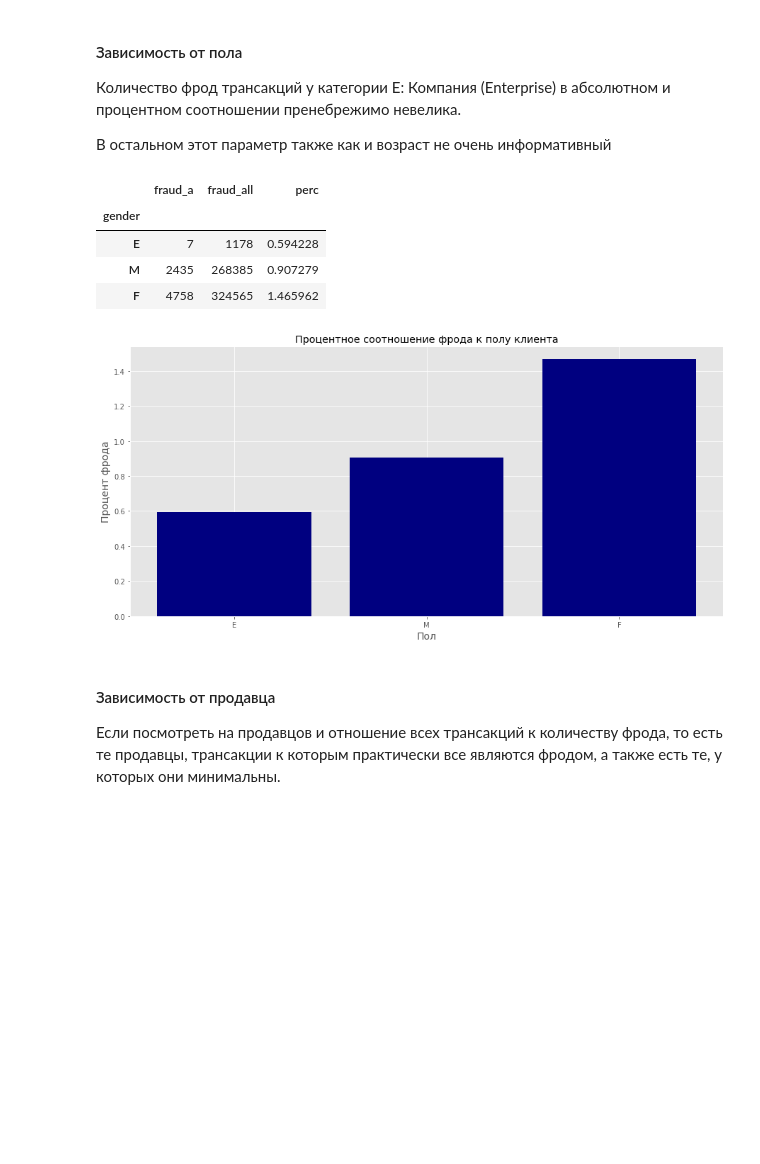
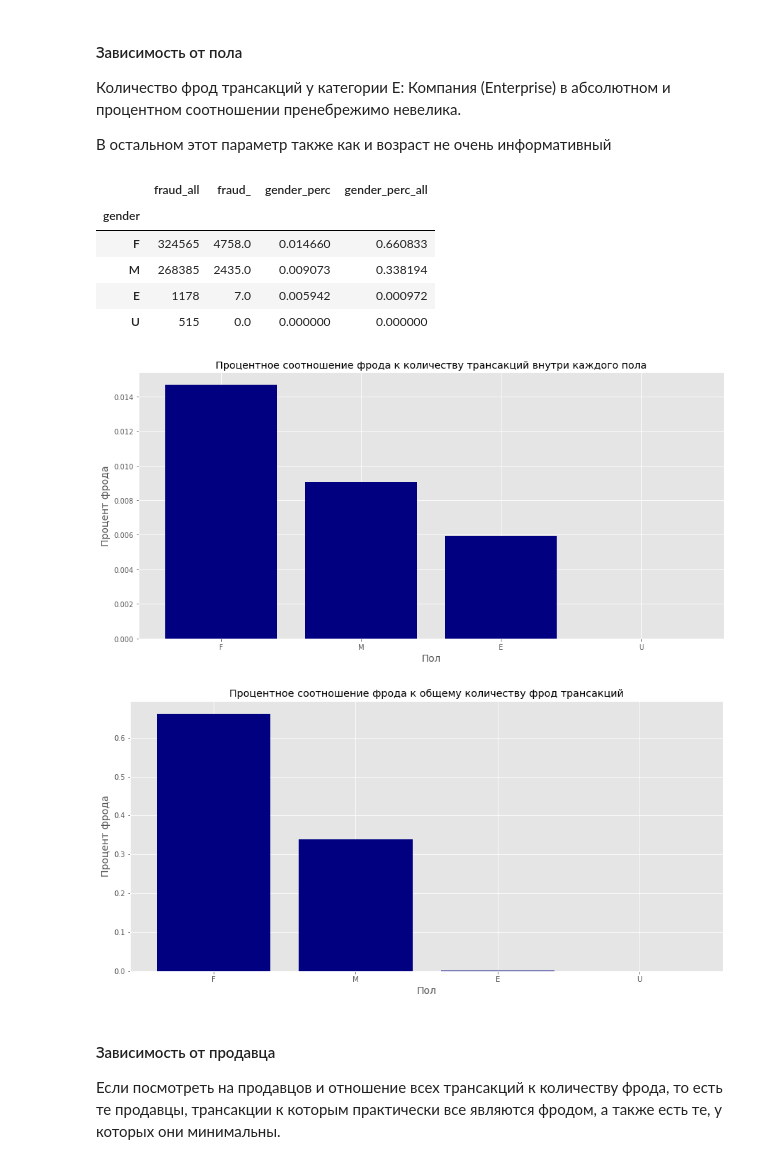
Before and after one commit to Natawren/DA_sber, a Jupyter notebook: final/Fraud.ipynb, the cells around one changed output. Drawn from its saved outputs; the diff is of its cells as text; code cells hidden in the pictures; blank space fills up the shorter version.

```diff
--- a/final/Fraud.ipynb
+++ b/final/Fraud.ipynb
@@ -75,9 +75,11 @@ df.head(5)
 def get_fraud_perc(column, df, df_fraud, ascending = False):
     df_fraud = df_fraud[[column, 'fraud']].groupby(column).count().sort_values(by=['fraud'], ascending = False)
     df_all = df[[column, 'fraud']].groupby(column).count().sort_values(by=['fraud'], ascending = False)
-    df_perc = df_fraud.merge(df_all, on = column, suffixes=('_', '_all'))
-    df_perc['perc'] = df_perc.fraud_ / df_perc.fraud_all *100
-    return df_perc.sort_values(by='perc',  ascending = ascending)
+    df_perc = df_all.merge(df_fraud, on = column,how='left', suffixes=('_all', '_'))
+    df_perc[f'{column}'+'_perc'] = df_perc.fraud_ / df_perc.fraud_all
+    df_perc[f'{column}'+'_perc_all'] = df_perc.fraud_ / df_fraud.fraud.sum()
+
+    return df_perc.fillna(0)
 # %% [markdown]
 ##### Функция для графиков
 # %%
@@ -248,12 +198,12 @@ df_nonfraud.sort_values(by=['amount'], ascending = False)
 # %%
-amount = ['0-250', '250-500','500-750', '750-1000','1000-1500', '1500-2000']
+amount = ['0-100', '100-200','200-300', '300-400','400-500', '500-750', '750-1000', '1000-']
 df_amount_fraud = df_fraud.copy()
-df_amount_fraud['chunk'] = pd.cut(df_amount_fraud.amount, [0, 250, 500, 750, 1000,1500, 2000],
+df_amount_fraud['chunk'] = pd.cut(df_amount_fraud.amount, [0, 100,200, 300,400, 500, 750, 1000, 5000],
                            labels=amount,
                            right=False,
                            include_lowest=True)
 df_amount_all = df.copy()
-df_amount_all['chunk'] = pd.cut(df_amount_all.amount, [0, 250, 500, 750, 1000,1500, 2000],
+df['chunk'] = pd.cut(df_amount_all.amount, [0, 100,200, 300,400, 500, 750, 1000, 5000],
                            labels=amount,
                            right=False,
                            include_lowest=True)
@@ -304,19 +278,27 @@ make_bar_plot("Процентное соотношение фрода к воз
 df_gender = get_fraud_perc('gender', df, df_fraud)
 df_gender
 # %% [output]
-|  | fraud_a | fraud_all | perc |
-| gender |  |  |  |
-| E | 7 | 1178 | 0.594228 |
-| M | 2435 | 268385 | 0.907279 |
-| F | 4758 | 324565 | 1.465962 |
+|  | fraud_all | fraud_ | gender_perc | gender_perc_all |
+| gender |  |  |  |  |
+| F | 324565 | 4758.0 | 0.014660 | 0.660833 |
+| M | 268385 | 2435.0 | 0.009073 | 0.338194 |
+| E | 1178 | 7.0 | 0.005942 | 0.000972 |
+| U | 515 | 0.0 | 0.000000 | 0.000000 |
 # %%
-make_bar_plot("Процентное соотношение фрода к полу клиента",
+make_bar_plot("Процентное соотношение фрода к количеству трансакций внутри каждого пола",
               df_gender.index,
-              df_gender.perc,
+              df_gender.gender_perc,
               "Пол",
               "Процент фрода")
+
+make_bar_plot("Процентное соотношение фрода к общему количеству фрод трансакций",
+              df_gender.index,
+              df_gender.gender_perc_all,
+              "Пол",
+              "Процент фрода")
 # %% [output]
-[figure, old version]
+[figure, new version]
+[figure, added]
 # %% [markdown]
 #### Зависимость от продавца
 
```
Also changed, not shown: parts of 47 cells of this notebook.
